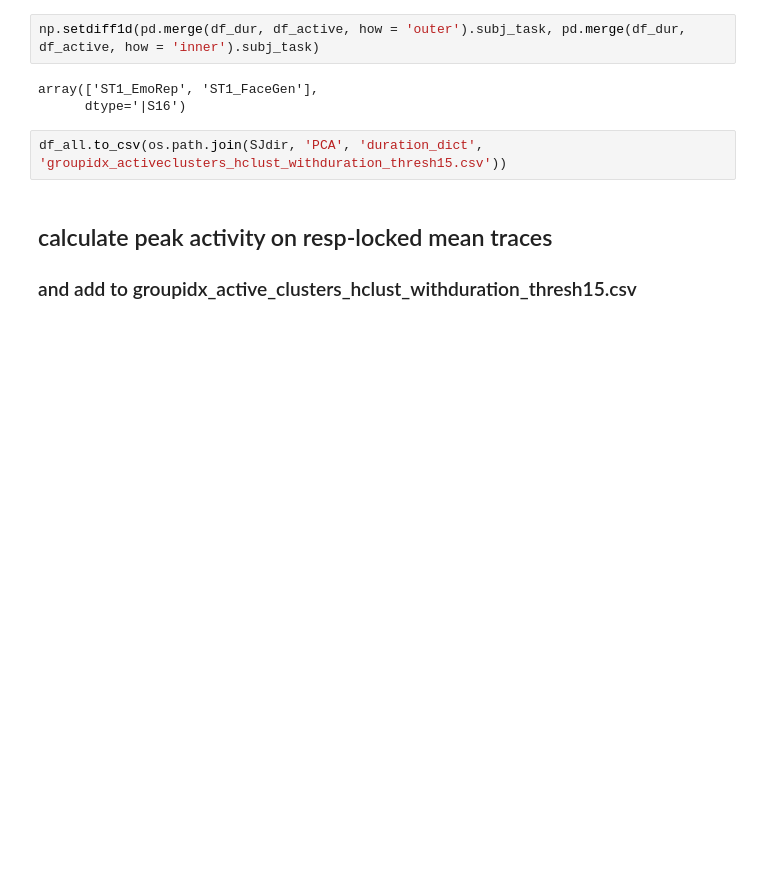
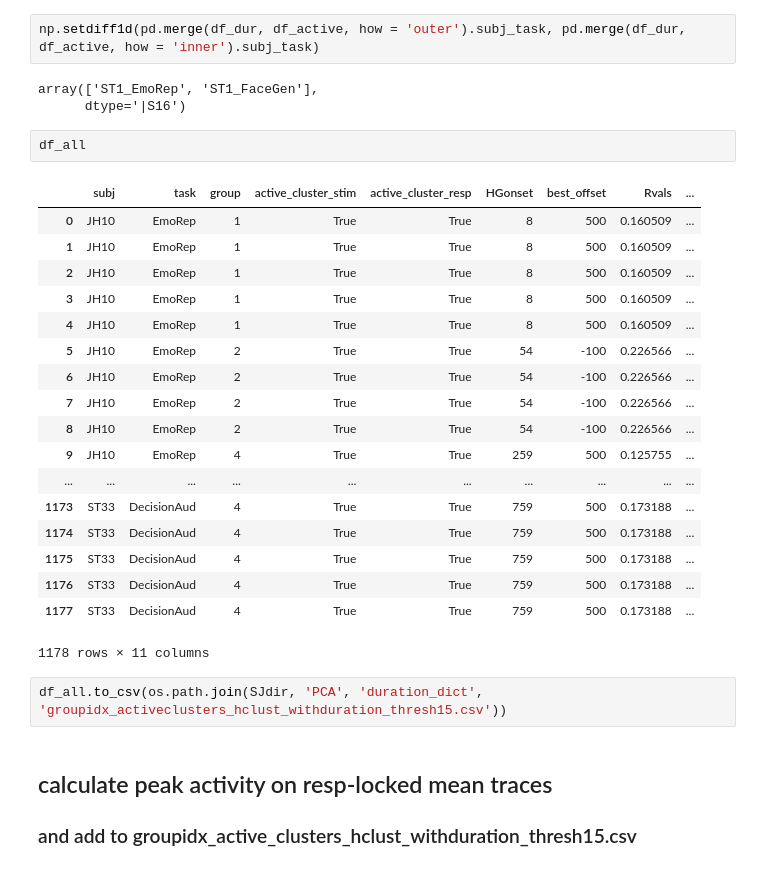
Before and after one commit to matarhaller/ECOGpy, a Jupyter notebook: duration.ipynb, the cells around one changed output. Drawn from its saved outputs; the diff is of its cells as text; blank space fills up the shorter version.

```diff
--- a/duration.ipynb
+++ b/duration.ipynb
@@ -66,6 +72,27 @@ np.setdiff1d(pd.merge(df_dur, df_active, how = 'outer').subj_task, pd.merge(df_d
 # %% [output]
 array(['ST1_EmoRep', 'ST1_FaceGen'],
       dtype='|S16')
+# %%
+df_all
+# %% [output]
+|  | subj | task | group | active_cluster_stim | active_cluster_resp | HGonset | best_offset | Rvals | ... |
+| 0 | JH10 | EmoRep | 1 | True | True | 8 | 500 | 0.160509 | ... |
+| 1 | JH10 | EmoRep | 1 | True | True | 8 | 500 | 0.160509 | ... |
+| 2 | JH10 | EmoRep | 1 | True | True | 8 | 500 | 0.160509 | ... |
+| 3 | JH10 | EmoRep | 1 | True | True | 8 | 500 | 0.160509 | ... |
+| 4 | JH10 | EmoRep | 1 | True | True | 8 | 500 | 0.160509 | ... |
+| 5 | JH10 | EmoRep | 2 | True | True | 54 | -100 | 0.226566 | ... |
+| 6 | JH10 | EmoRep | 2 | True | True | 54 | -100 | 0.226566 | ... |
+| 7 | JH10 | EmoRep | 2 | True | True | 54 | -100 | 0.226566 | ... |
+| 8 | JH10 | EmoRep | 2 | True | True | 54 | -100 | 0.226566 | ... |
+| 9 | JH10 | EmoRep | 4 | True | True | 259 | 500 | 0.125755 | ... |
+| ... | ... | ... | ... | ... | ... | ... | ... | ... | ... |
+| 1173 | ST33 | DecisionAud | 4 | True | True | 759 | 500 | 0.173188 | ... |
+| 1174 | ST33 | DecisionAud | 4 | True | True | 759 | 500 | 0.173188 | ... |
+| 1175 | ST33 | DecisionAud | 4 | True | True | 759 | 500 | 0.173188 | ... |
+| 1176 | ST33 | DecisionAud | 4 | True | True | 759 | 500 | 0.173188 | ... |
+| 1177 | ST33 | DecisionAud | 4 | True | True | 759 | 500 | 0.173188 | ... |
+1178 rows × 11 columns
 # %%
 df_all.to_csv(os.path.join(SJdir, 'PCA', 'duration_dict', 'groupidx_activeclusters_hclust_withduration_thresh15.csv'))
 # %% [markdown]
```
Also changed, not shown: parts of 7 cells of this notebook.
